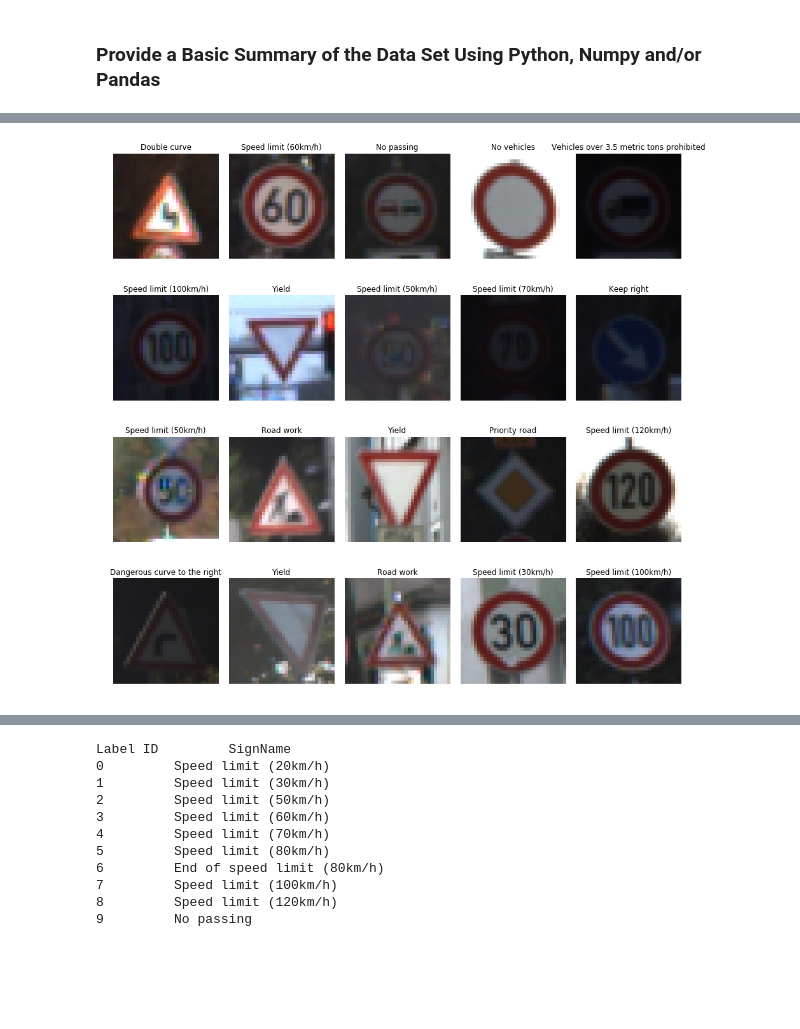
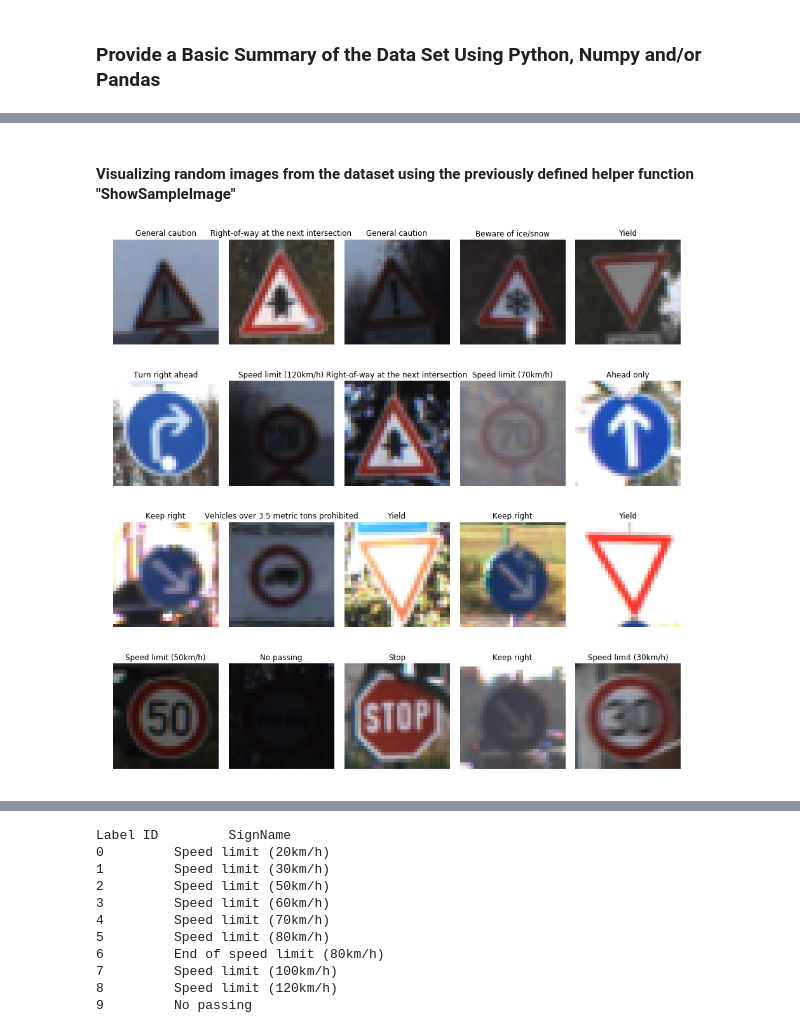
Before and after one commit to farid809/CarND-Traffic-Sign-Classifier_Project2, a Jupyter notebook: Traffic_Sign_Classifier.ipynb, the cells around one changed output, grey strips where cells are left out. Drawn from its saved outputs; the diff is of its cells as text; code cells hidden in the pictures; blank space fills up the shorter version.

```diff
--- a/Traffic_Sign_Classifier.ipynb
+++ b/Traffic_Sign_Classifier.ipynb
@@ -172,8 +254,10 @@ def showSampleImage(imageList,imageTitleList,number_of_samples=10,randomize=Fals
             axs[i].imshow(image)
             #axs[i].set_title(getSignNameById(str(imageTitleList[index]))+' '+str(image.shape))
             axs[i].set_title(getSignNameById(str(imageTitleList[index])))
+# %% [markdown]
+#### Visualizing random images from the dataset using the previously defined helper function "ShowSampleImage"
 # %%
 #show  random Images from the data set
-showSampleImage(X_train,y_train,20,randomize=True,filter_class=None)
+showSampleImage(X_train,y_train,number_of_samples=20,randomize=True,filter_class=None)
 # %% [output]
-[figure, old version]
+[figure, new version]
```
Also changed, not shown: parts of 72 cells of this notebook, 45 other files.
